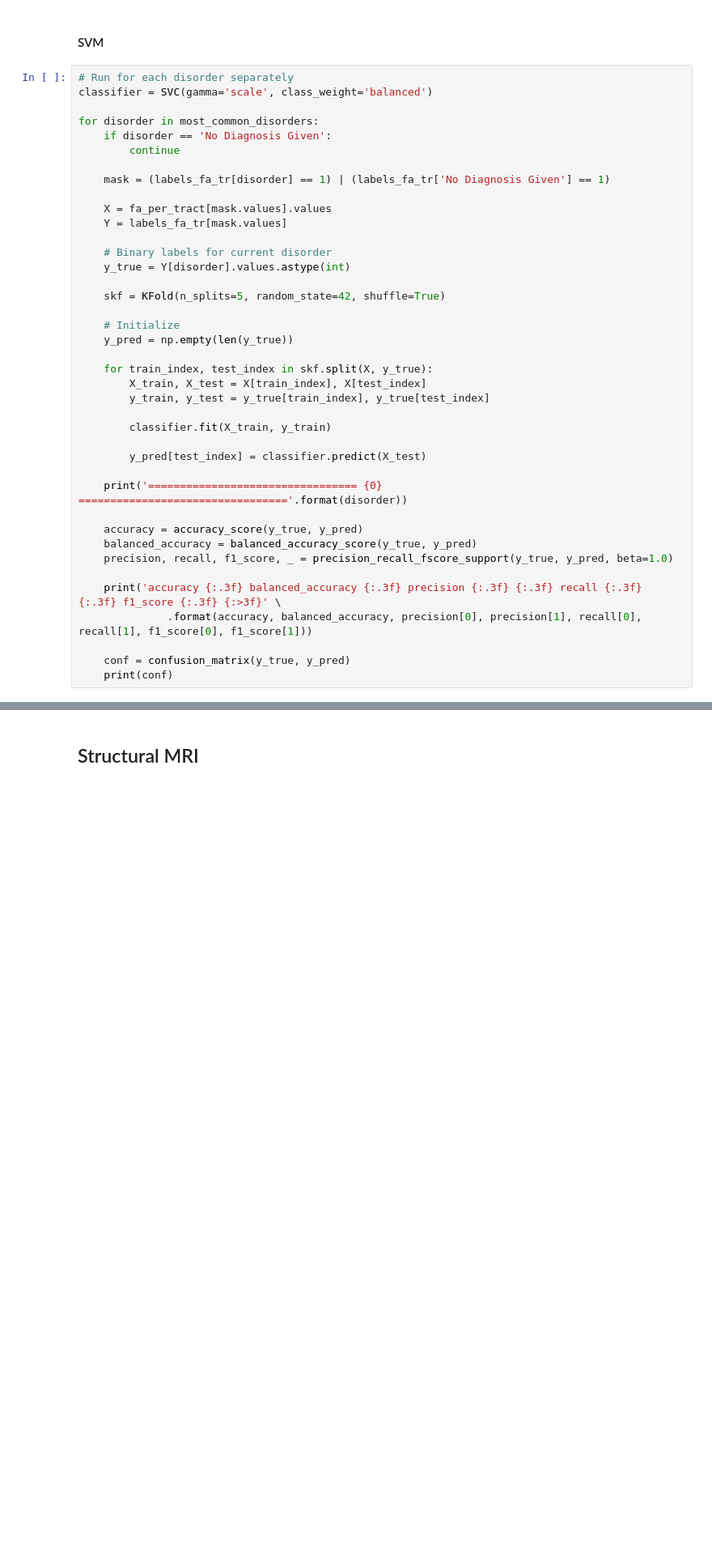
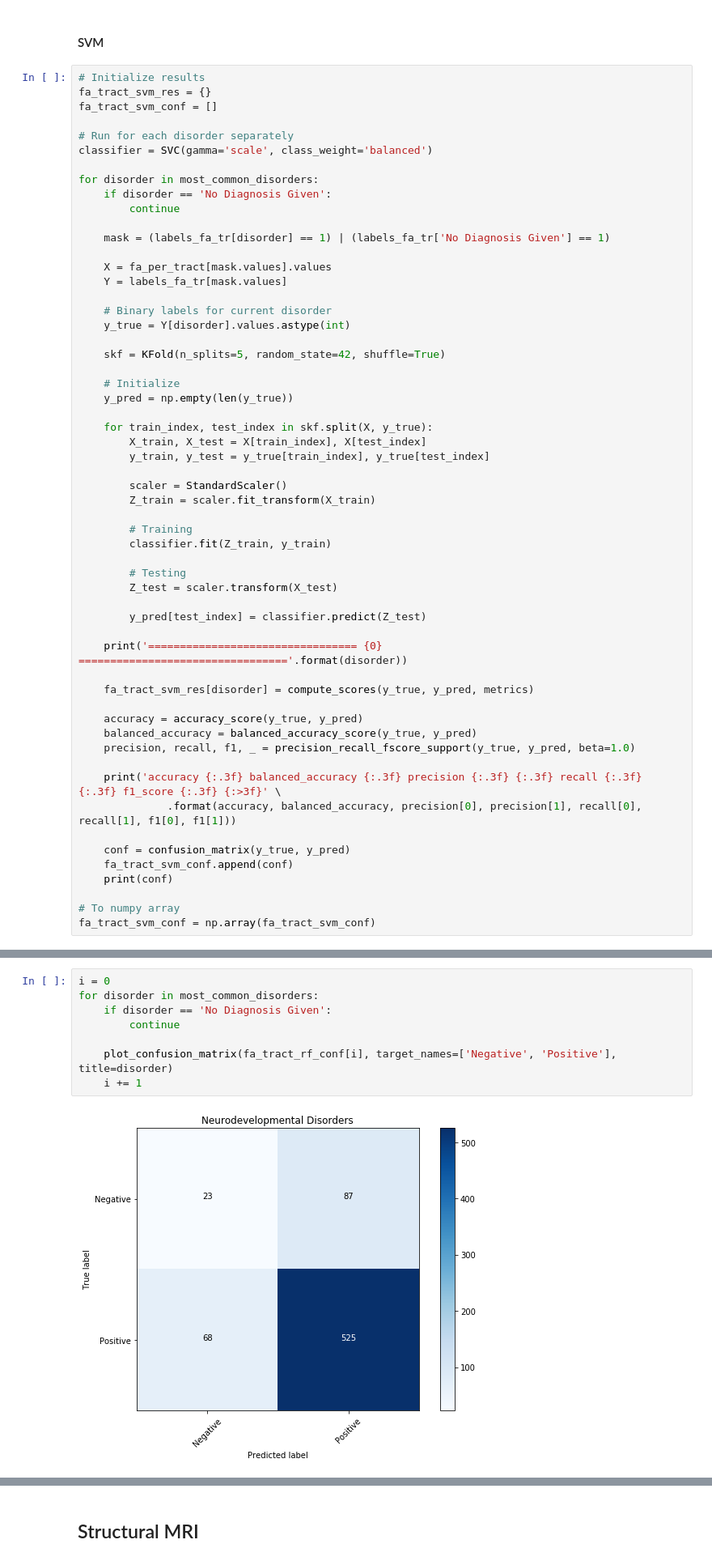
Before and after one commit to sanagno/psychiatry-mri-eeg, a Jupyter notebook: mri-experiments.ipynb, the cells around one changed output, grey strips where cells are left out. Shown at 81% size. Drawn from its saved outputs; the diff is of its cells as text; blank space fills up the shorter version.

Commit message:
updates and results

```diff
--- a/mri-experiments.ipynb
+++ b/mri-experiments.ipynb
@@ -259,6 +371,10 @@ accuracy 0.701 balanced_accuracy 0.620 precision 0.781 0.475 recall 0.809 0.432
 # %% [markdown]
 #### SVM
 # %%
+# Initialize results
+fa_tract_svm_res = {}
+fa_tract_svm_conf = []
+
 # Run for each disorder separately
 classifier = SVC(gamma='scale', class_weight='balanced')
 
@@ -283,20 +399,33 @@ for disorder in most_common_disorders:
         X_train, X_test = X[train_index], X[test_index]
         y_train, y_test = y_true[train_index], y_true[test_index]
 
-        classifier.fit(X_train, y_train)
+        scaler = StandardScaler()
+        Z_train = scaler.fit_transform(X_train)
 
-        y_pred[test_index] = classifier.predict(X_test)
+        # Training
+        classifier.fit(Z_train, y_train)
+
+        # Testing
+        Z_test = scaler.transform(X_test)
+
+        y_pred[test_index] = classifier.predict(Z_test)
 
     print('================================= {0} ================================='.format(disorder))
 
+    fa_tract_svm_res[disorder] = compute_scores(y_true, y_pred, metrics)
+
     accuracy = accuracy_score(y_true, y_pred)
     balanced_accuracy = balanced_accuracy_score(y_true, y_pred)
-    precision, recall, f1_score, _ = precision_recall_fscore_support(y_true, y_pred, beta=1.0)
+    precision, recall, f1, _ = precision_recall_fscore_support(y_true, y_pred, beta=1.0)
 
     print('accuracy {:.3f} balanced_accuracy {:.3f} precision {:.3f} {:.3f} recall {:.3f} {:.3f} f1_score {:.3f} {:>3f}' \
-              .format(accuracy, balanced_accuracy, precision[0], precision[1], recall[0], recall[1], f1_score[0], f1_score[1]))
+              .format(accuracy, balanced_accuracy, precision[0], precision[1], recall[0], recall[1], f1[0], f1[1]))
 
     conf = confusion_matrix(y_true, y_pred)
+    fa_tract_svm_conf.append(conf)
     print(conf)
+
+# To numpy array
+fa_tract_svm_conf = np.array(fa_tract_svm_conf)
 # %% [output]
 ================================= Neurodevelopmental Disorders =================================
@@ -321,0 +456,10 @@ accuracy 0.617 balanced_accuracy 0.705 precision 0.932 0.421 recall 0.500 0.909
+# %%
+i = 0
+for disorder in most_common_disorders:
+    if disorder == 'No Diagnosis Given':
+        continue
+
+    plot_confusion_matrix(fa_tract_rf_conf[i], target_names=['Negative', 'Positive'], title=disorder)
+    i += 1
+# %% [output]
+[figure, added]
```
Also changed, not shown: parts of 23 cells of this notebook.
